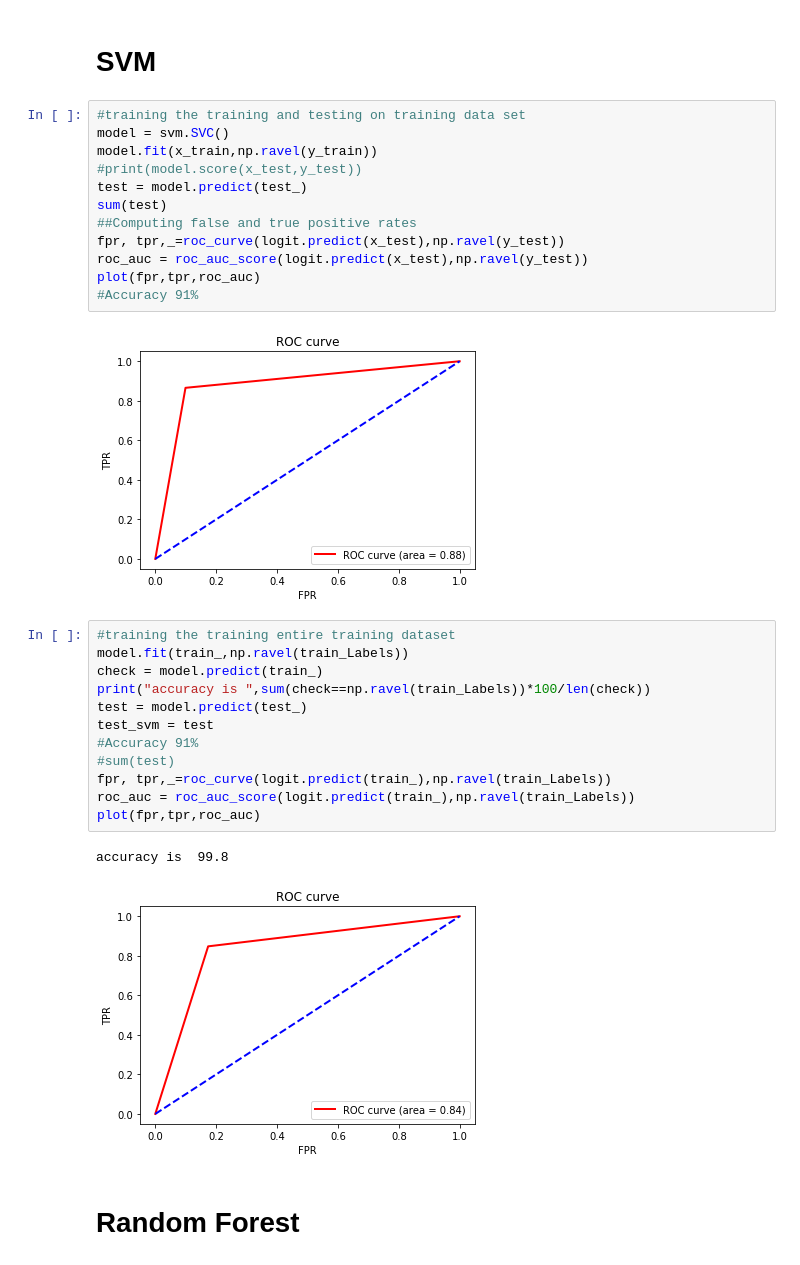
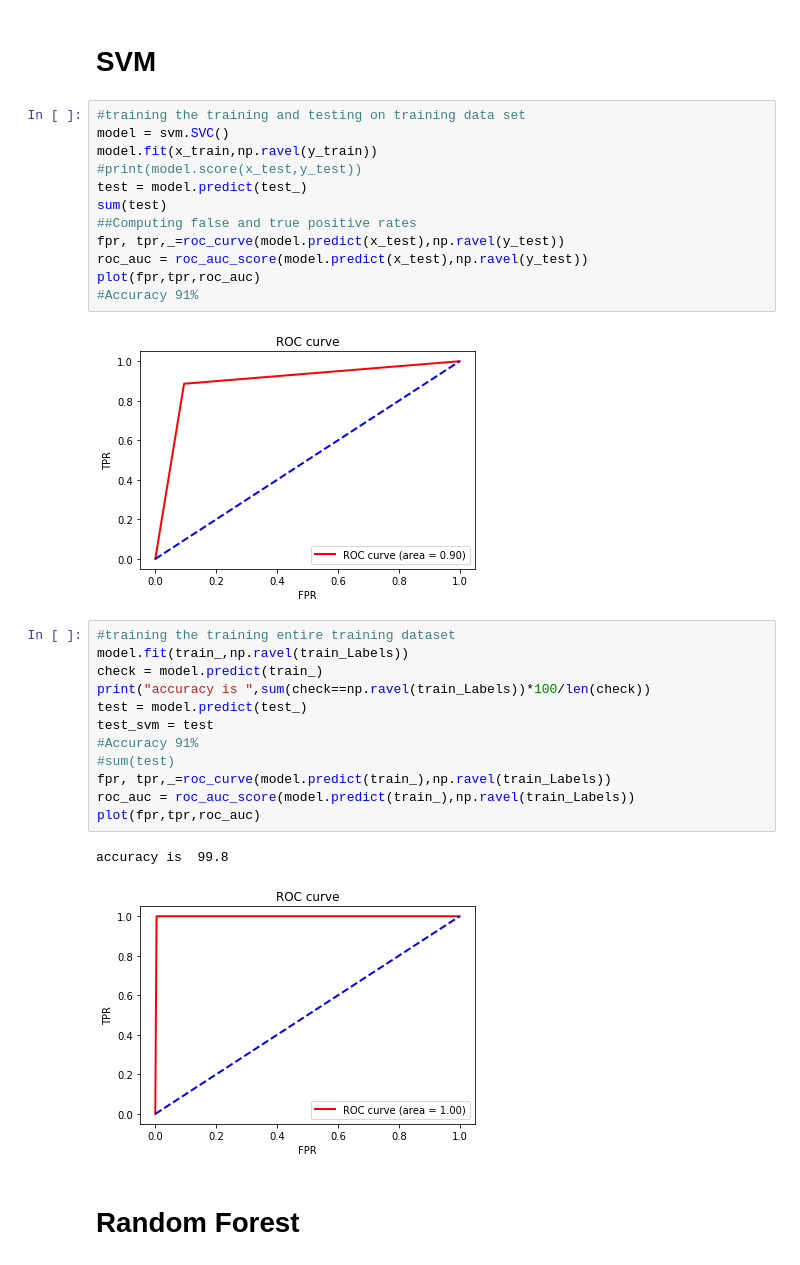
Before and after one commit to pkreddy/Python_Projects, a Jupyter notebook: Kaggle/Data_Science_London_scikitlearn/basic_model.ipynb, the cells around one changed output. Saved outputs shown, nothing was run; the diff lists cells and outputs as text.

```diff
--- a/Kaggle/Data_Science_London_scikitlearn/basic_model.ipynb
+++ b/Kaggle/Data_Science_London_scikitlearn/basic_model.ipynb
@@ -163,27 +169,27 @@ model.fit(x_train,np.ravel(y_train))
 test = model.predict(test_)
 sum(test)
 ##Computing false and true positive rates
-fpr, tpr,_=roc_curve(logit.predict(x_test),np.ravel(y_test))
-roc_auc = roc_auc_score(logit.predict(x_test),np.ravel(y_test))
+fpr, tpr,_=roc_curve(model.predict(x_test),np.ravel(y_test))
+roc_auc = roc_auc_score(model.predict(x_test),np.ravel(y_test))
 plot(fpr,tpr,roc_auc)
 #Accuracy 91%
 # %% [output]
-[figure, old version]
+[figure, new version]
 # %%
 #training the training entire training dataset
 model.fit(train_,np.ravel(train_Labels))
 check = model.predict(train_)
 print("accuracy is ",sum(check==np.ravel(train_Labels))*100/len(check))
 test = model.predict(test_)
 test_svm = test
 #Accuracy 91%
 #sum(test)
-fpr, tpr,_=roc_curve(logit.predict(train_),np.ravel(train_Labels))
-roc_auc = roc_auc_score(logit.predict(train_),np.ravel(train_Labels))
+fpr, tpr,_=roc_curve(model.predict(train_),np.ravel(train_Labels))
+roc_auc = roc_auc_score(model.predict(train_),np.ravel(train_Labels))
 plot(fpr,tpr,roc_auc)
 # %% [output]
 accuracy is  99.8
-[figure, old version]
+[figure, new version]
 # %% [markdown]
 # Random Forest
 # %%
```
Also changed, not shown: parts of 6 cells of this notebook, 1 other file.
